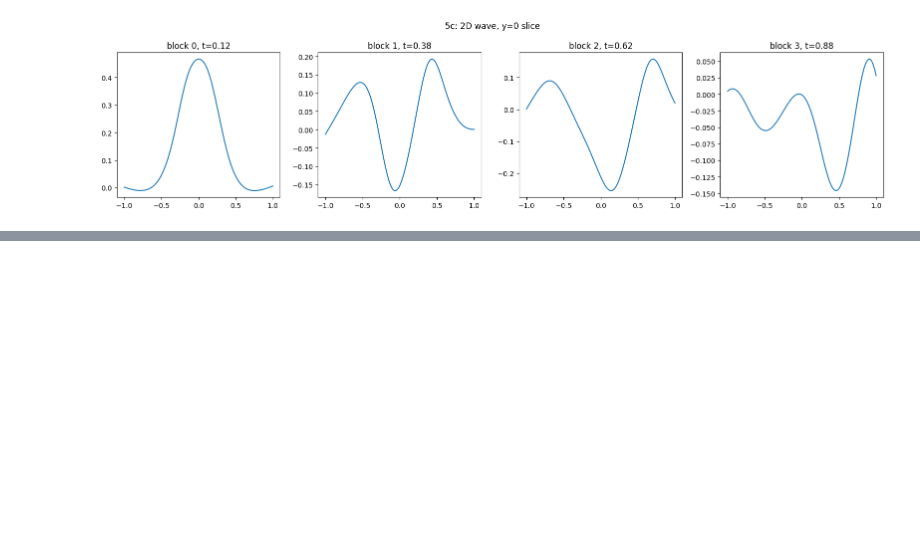
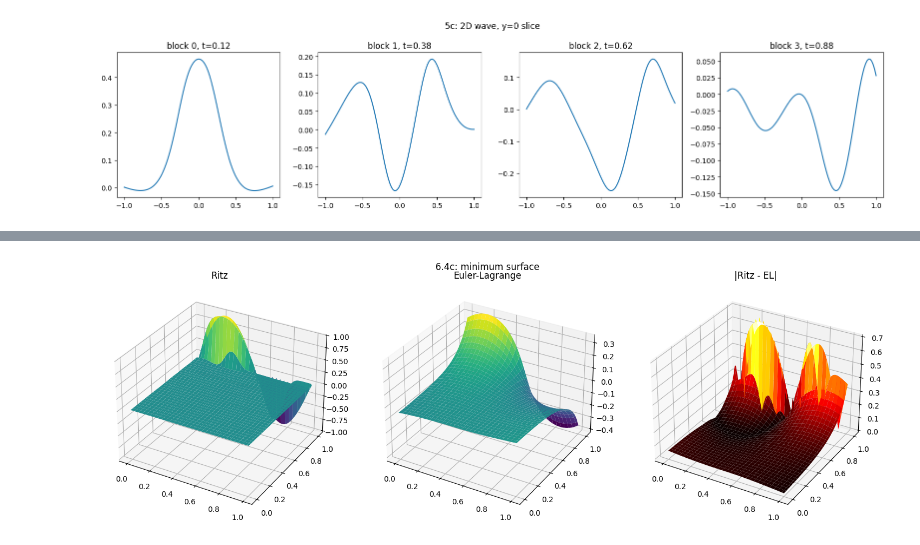
Before and after one commit to CalculatorAddict/pinn-coursework, a Jupyter notebook: exercises.ipynb, the cells around one changed output, grey strips where cells are left out. Saved outputs shown, nothing was run; the diff lists cells and outputs as text; code cells hidden in the pictures; blank space fills up the shorter version.

```diff
--- a/exercises.ipynb
+++ b/exercises.ipynb
@@ -1058,0 +1213,78 @@ block 3: t in [0.75, 1.00]
+# %%
+# ============================================================
+# 6.4c minimum surfaces, Ritz vs Euler-Lagrange
+# J[u] = int sqrt(1 + |grad u|^2) dx dy
+# EL: -div(grad u / sqrt(1 + |grad u|^2)) = 0
+# domain (0,1)^2, u = sin(2*pi*x) on top, 0 elsewhere
+# ============================================================
+
+def boundary_data(xy):
+    x, y = xy[:, 0:1], xy[:, 1:2]
+    on_top = (y > 0.99).float()
+    return on_top * torch.sin(2 * torch.pi * x)
+
+def ritz_loss(model, xy_int, xy_bc, u_bc):
+    xy_int.requires_grad_(True)
+    u = model(xy_int)
+    du = grad(u, xy_int)
+    integrand = torch.sqrt(1.0 + du.pow(2).sum(dim=1, keepdim=True))
+    J = integrand.mean()
+    bc = (model(xy_bc) - u_bc).pow(2).mean()
+    return J + 100.0 * bc
+
+def euler_lagrange_loss(model, xy_int, xy_bc, u_bc):
+    xy_int.requires_grad_(True)
+    u = model(xy_int)
+    du = grad(u, xy_int)
+    u_x = du[:, 0:1]; u_y = du[:, 1:2]
+    u_xx = grad(u_x, xy_int)[:, 0:1]
+    u_yy = grad(u_y, xy_int)[:, 1:2]
+    u_xy = grad(u_x, xy_int)[:, 1:2]
+    numerator = (1 + u_y**2) * u_xx - 2 * u_x * u_y * u_xy + (1 + u_x**2) * u_yy
+    pde = numerator.pow(2).mean()
+    bc = (model(xy_bc) - u_bc).pow(2).mean()
+    return pde + 100.0 * bc
+
+n = 500
+xy_int = torch.rand(n, 2)
+n_per = n // 4
+xy_t = torch.stack([torch.rand(n_per), torch.ones(n_per)],  dim=1)
+xy_b = torch.stack([torch.rand(n_per), torch.zeros(n_per)], dim=1)
+xy_l = torch.stack([torch.zeros(n_per), torch.rand(n_per)], dim=1)
+xy_r = torch.stack([torch.ones(n_per),  torch.rand(n_per)], dim=1)
+xy_bc = torch.cat([xy_t, xy_b, xy_l, xy_r])
+u_bc = boundary_data(xy_bc)
+
+models = {}
+for name, loss_fn in [('Ritz', ritz_loss), ('Euler-Lagrange', euler_lagrange_loss)]:
+    model = MLP(32, 4, in_dim=2)
+    opt = torch.optim.Adam(model.parameters(), lr=1e-3)
+    for i in range(10000):
+        opt.zero_grad()
+        loss = loss_fn(model, xy_int, xy_bc, u_bc)
+        loss.backward()
+        opt.step()
+    models[name] = model
+    print(f'{name} final loss: {loss.item():.4e}')
+
+n_grid = 60
+xg, yg = torch.meshgrid(torch.linspace(0, 1, n_grid),
+                        torch.linspace(0, 1, n_grid), indexing='ij')
+xy_grid = torch.stack([xg.flatten(), yg.flatten()], dim=1)
+
+fig, axes = plt.subplots(1, 3, figsize=(15, 5), subplot_kw={'projection': '3d'})
+for ax, (name, model) in zip(axes[:2], models.items()):
+    with torch.no_grad():
+        u_grid = model(xy_grid).reshape(n_grid, n_grid)
+    ax.plot_surface(xg.numpy(), yg.numpy(), u_grid.numpy(), cmap='viridis')
+    ax.set_title(name)
+
+with torch.no_grad():
+    u_ritz = models['Ritz'](xy_grid).reshape(n_grid, n_grid)
+    u_el   = models['Euler-Lagrange'](xy_grid).reshape(n_grid, n_grid)
+    diff = (u_ritz - u_el).abs()
+axes[2].plot_surface(xg.numpy(), yg.numpy(), diff.numpy(), cmap='hot')
+axes[2].set_title('|Ritz - EL|')
+plt.suptitle('6.4c: minimum surface')
+plt.tight_layout(); plt.show()
+# %% [output]
@@ -1058,0 +1293 @@ block 3: t in [0.75, 1.00]
+[figure, added]
```
Also changed, not shown: parts of 7 cells of this notebook.
